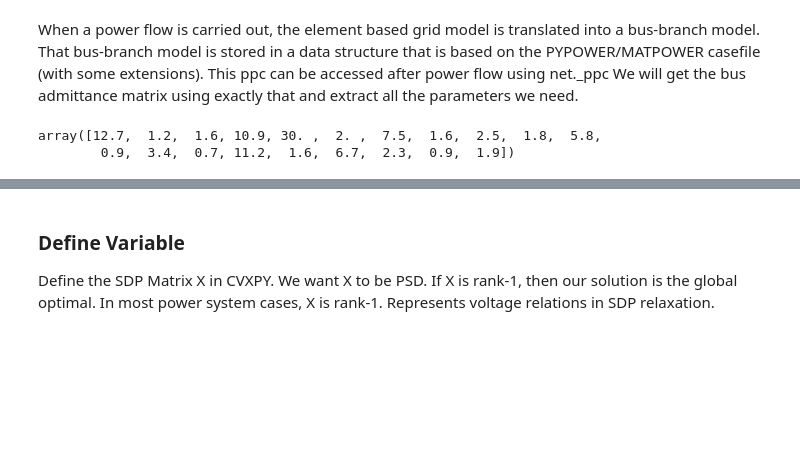
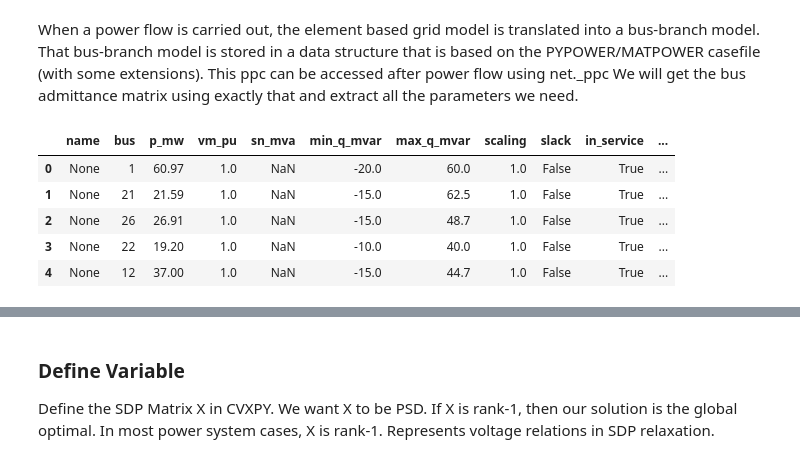
Before and after one commit to maxwang1499/SDP_OPF, a Jupyter notebook: classical-SDP-OPF.ipynb, the cells around one changed output, grey strips where cells are left out. Cells and saved outputs as stored; diff of their text form; code cells hidden in the pictures; blank space fills up the shorter version.

```diff
--- a/classical-SDP-OPF.ipynb
+++ b/classical-SDP-OPF.ipynb
@@ -110,10 +138,13 @@ pp.runpp(net)  # Run power flow to initialize values
 # %% [markdown]
 When a power flow is carried out, the element based grid model is translated into a bus-branch model. That bus-branch model is stored in a data structure that is based on the PYPOWER/MATPOWER casefile (with some extensions). This ppc can be accessed after power flow using net._ppc
 We will get the bus admittance matrix using exactly that and extract all the parameters we need.
-# %%
-#Example of what the bus-branch model look like
-# net._ppc
-net.load["q_mvar"].values
-# %% [output]
-array([12.7,  1.2,  1.6, 10.9, 30. ,  2. ,  7.5,  1.6,  2.5,  1.8,  5.8,
-        0.9,  3.4,  0.7, 11.2,  1.6,  6.7,  2.3,  0.9,  1.9])
+# %%
+#Gneration bus information
+net.gen
+# %% [output]
+|  | name | bus | p_mw | vm_pu | sn_mva | min_q_mvar | max_q_mvar | scaling | slack | in_service | ... |
+| 0 | None | 1 | 60.97 | 1.0 | NaN | -20.0 | 60.0 | 1.0 | False | True | ... |
+| 1 | None | 21 | 21.59 | 1.0 | NaN | -15.0 | 62.5 | 1.0 | False | True | ... |
+| 2 | None | 26 | 26.91 | 1.0 | NaN | -15.0 | 48.7 | 1.0 | False | True | ... |
+| 3 | None | 22 | 19.20 | 1.0 | NaN | -10.0 | 40.0 | 1.0 | False | True | ... |
+| 4 | None | 12 | 37.00 | 1.0 | NaN | -15.0 | 44.7 | 1.0 | False | True | ... |
```
Also changed, not shown: parts of 11 cells of this notebook.
